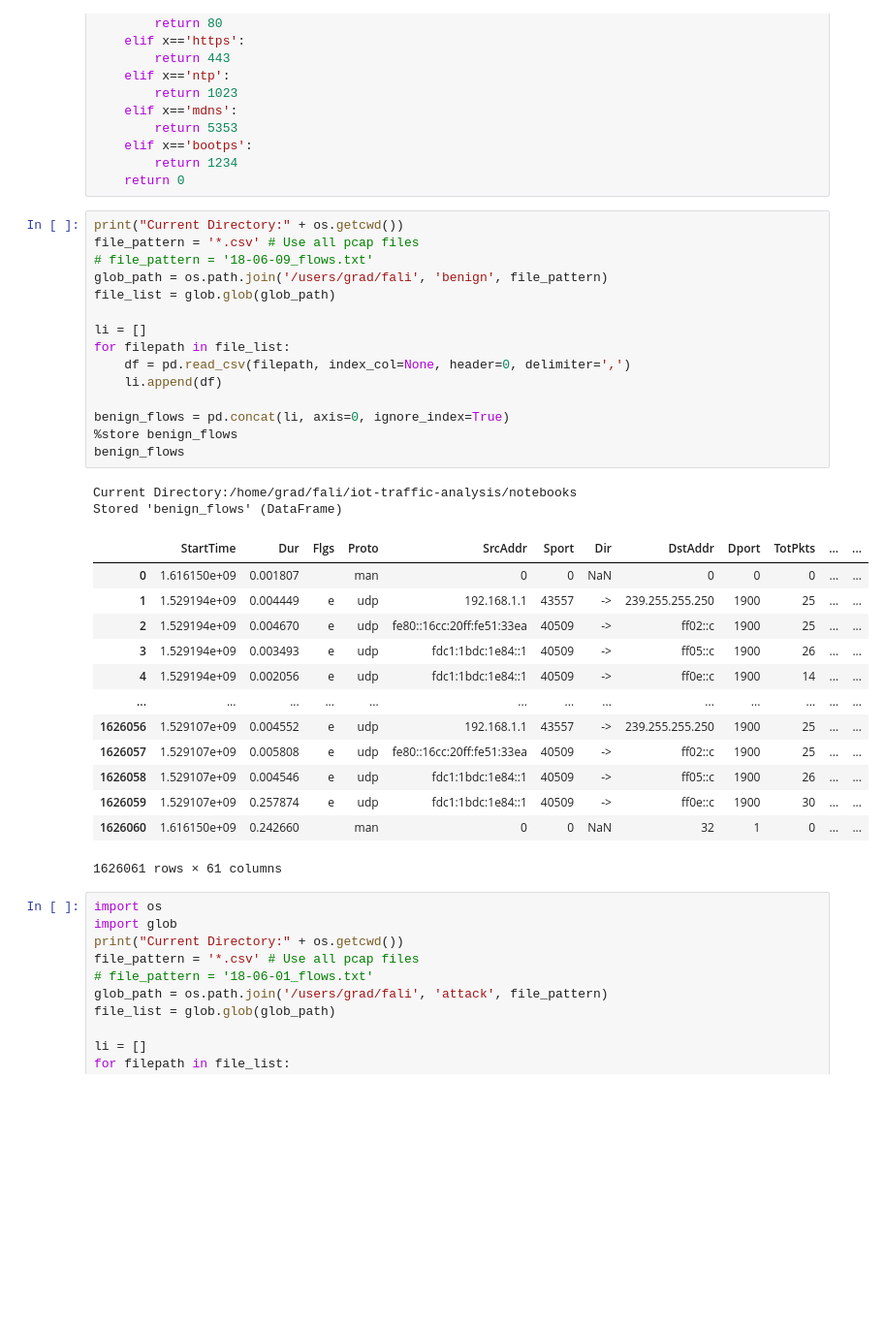
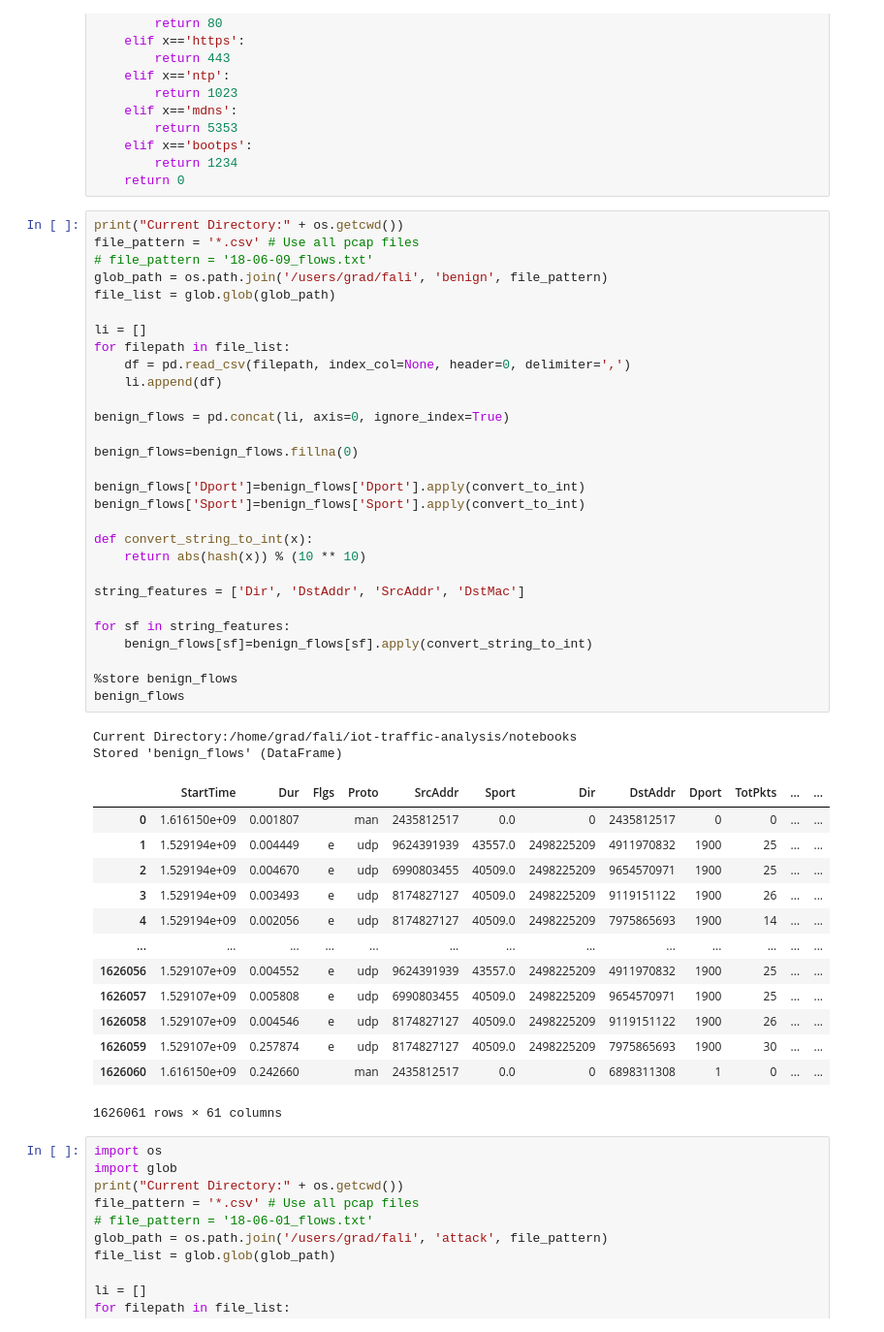
Before and after one commit to ArifulIslamPreence/IoT-TCP-Attack-detection, a Jupyter notebook: notebooks/flow_argus.ipynb, the cells around one changed output. Shown at 97% size. Drawn from its saved outputs; the diff is of its cells as text; blank space fills up the shorter version.

```diff
--- a/notebooks/flow_argus.ipynb
+++ b/notebooks/flow_argus.ipynb
@@ -570,33 +565,47 @@ def convert_to_int(x):
 # %%
 print("Current Directory:" + os.getcwd())
 file_pattern = '*.csv' # Use all pcap files
 # file_pattern = '18-06-09_flows.txt'
 glob_path = os.path.join('/users/grad/fali', 'benign', file_pattern)
 file_list = glob.glob(glob_path)
 
 li = []
 for filepath in file_list:
     df = pd.read_csv(filepath, index_col=None, header=0, delimiter=',')
     li.append(df)
 
 benign_flows = pd.concat(li, axis=0, ignore_index=True)
+
+benign_flows=benign_flows.fillna(0)
+
+benign_flows['Dport']=benign_flows['Dport'].apply(convert_to_int)
+benign_flows['Sport']=benign_flows['Sport'].apply(convert_to_int)
+
+def convert_string_to_int(x):
+    return abs(hash(x)) % (10 ** 10)
+
+string_features = ['Dir', 'DstAddr', 'SrcAddr', 'DstMac']
+
+for sf in string_features:
+    benign_flows[sf]=benign_flows[sf].apply(convert_string_to_int)
+
 %store benign_flows
 benign_flows
 # %% [output]
 Current Directory:/home/grad/fali/iot-traffic-analysis/notebooks
 Stored 'benign_flows' (DataFrame)
 |  | StartTime | Dur | Flgs | Proto | SrcAddr | Sport | Dir | DstAddr | Dport | TotPkts | ... | ... |
-| 0 | 1.616150e+09 | 0.001807 |  | man | 0 | 0 | NaN | 0 | 0 | 0 | ... | ... |
-| 1 | 1.529194e+09 | 0.004449 | e | udp | 192.168.1.1 | 43557 | -> | 239.255.255.250 | 1900 | 25 | ... | ... |
-| 2 | 1.529194e+09 | 0.004670 | e | udp | fe80::16cc:20ff:fe51:33ea | 40509 | -> | ff02::c | 1900 | 25 | ... | ... |
-| 3 | 1.529194e+09 | 0.003493 | e | udp | fdc1:1bdc:1e84::1 | 40509 | -> | ff05::c | 1900 | 26 | ... | ... |
-| 4 | 1.529194e+09 | 0.002056 | e | udp | fdc1:1bdc:1e84::1 | 40509 | -> | ff0e::c | 1900 | 14 | ... | ... |
+| 0 | 1.616150e+09 | 0.001807 |  | man | 2435812517 | 0.0 | 0 | 2435812517 | 0 | 0 | ... | ... |
+| 1 | 1.529194e+09 | 0.004449 | e | udp | 9624391939 | 43557.0 | 2498225209 | 4911970832 | 1900 | 25 | ... | ... |
+| 2 | 1.529194e+09 | 0.004670 | e | udp | 6990803455 | 40509.0 | 2498225209 | 9654570971 | 1900 | 25 | ... | ... |
+| 3 | 1.529194e+09 | 0.003493 | e | udp | 8174827127 | 40509.0 | 2498225209 | 9119151122 | 1900 | 26 | ... | ... |
+| 4 | 1.529194e+09 | 0.002056 | e | udp | 8174827127 | 40509.0 | 2498225209 | 7975865693 | 1900 | 14 | ... | ... |
 | ... | ... | ... | ... | ... | ... | ... | ... | ... | ... | ... | ... | ... |
-| 1626056 | 1.529107e+09 | 0.004552 | e | udp | 192.168.1.1 | 43557 | -> | 239.255.255.250 | 1900 | 25 | ... | ... |
-| 1626057 | 1.529107e+09 | 0.005808 | e | udp | fe80::16cc:20ff:fe51:33ea | 40509 | -> | ff02::c | 1900 | 25 | ... | ... |
-| 1626058 | 1.529107e+09 | 0.004546 | e | udp | fdc1:1bdc:1e84::1 | 40509 | -> | ff05::c | 1900 | 26 | ... | ... |
-| 1626059 | 1.529107e+09 | 0.257874 | e | udp | fdc1:1bdc:1e84::1 | 40509 | -> | ff0e::c | 1900 | 30 | ... | ... |
-| 1626060 | 1.616150e+09 | 0.242660 |  | man | 0 | 0 | NaN | 32 | 1 | 0 | ... | ... |
+| 1626056 | 1.529107e+09 | 0.004552 | e | udp | 9624391939 | 43557.0 | 2498225209 | 4911970832 | 1900 | 25 | ... | ... |
+| 1626057 | 1.529107e+09 | 0.005808 | e | udp | 6990803455 | 40509.0 | 2498225209 | 9654570971 | 1900 | 25 | ... | ... |
+| 1626058 | 1.529107e+09 | 0.004546 | e | udp | 8174827127 | 40509.0 | 2498225209 | 9119151122 | 1900 | 26 | ... | ... |
+| 1626059 | 1.529107e+09 | 0.257874 | e | udp | 8174827127 | 40509.0 | 2498225209 | 7975865693 | 1900 | 30 | ... | ... |
+| 1626060 | 1.616150e+09 | 0.242660 |  | man | 2435812517 | 0.0 | 0 | 6898311308 | 1 | 0 | ... | ... |
 1626061 rows × 61 columns
 # %%
 import os
```
Also changed, not shown: parts of 14 cells of this notebook, 4 other files.
